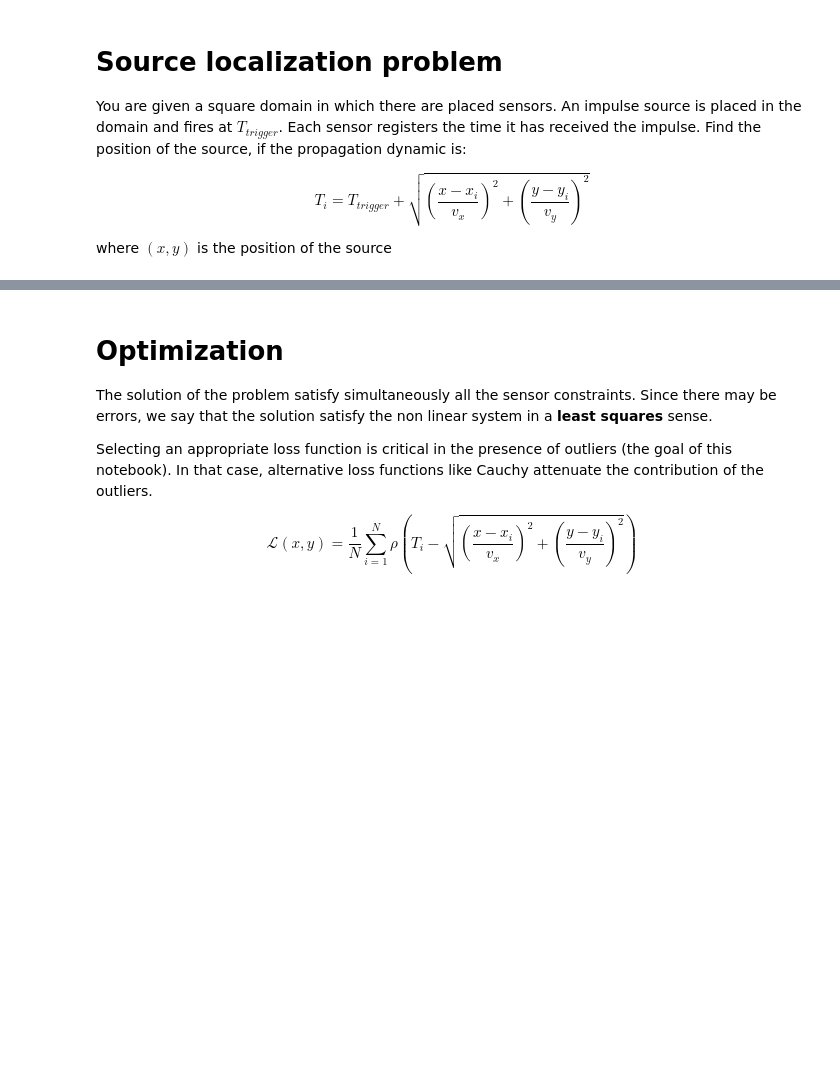
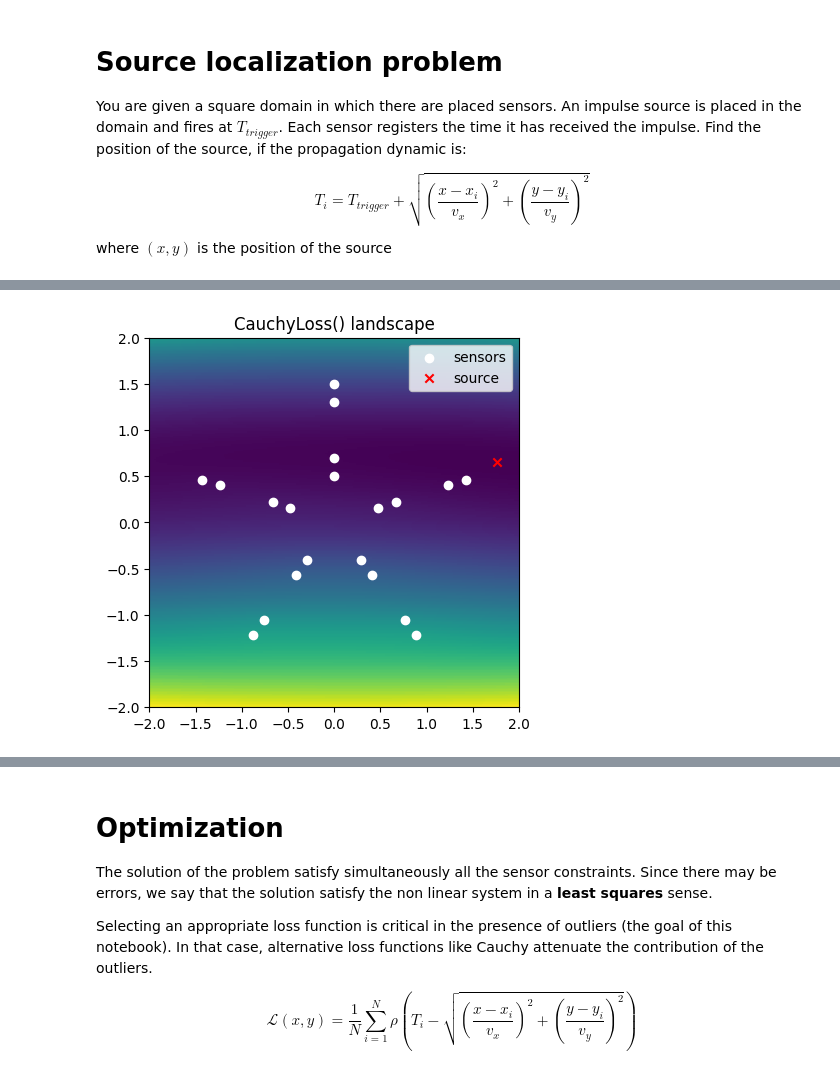
Before and after one commit to FattiMei/radar, a Jupyter notebook: radar.ipynb, the cells around one changed output, grey strips where cells are left out. Drawn from its saved outputs; the diff is of its cells as text; code cells hidden in the pictures; blank space fills up the shorter version.

```diff
--- a/radar.ipynb
+++ b/radar.ipynb
@@ -187,0 +65,42 @@ plot_problem(problem)
+# %%
+def compute_loss_landscape(problem: SingleSourceProblem, mesh: np.ndarray, loss: AbstractLoss = SquaredLoss()):
+    xx, yy = np.meshgrid(mesh, mesh)
+
+    R = residual(
+        problem=problem,
+        x=np.array([xx, yy]).T
+    )
+
+    return loss(R).T
+# %%
+def plot_loss(problem: SingleSourceProblem, loss: AbstractLoss = SquaredLoss(), resolution: int = 256):
+    mesh = np.linspace(-L, L, num=resolution)
+    landscape = compute_loss_landscape(problem, mesh, loss)
+
+    plt.pcolormesh(mesh, mesh, landscape)
+
+    plt.scatter(
+        problem.sensor_locations[:,0],
+        problem.sensor_locations[:,1],
+        marker='o',
+        color='w',
+        label='sensors'
+    )
+    plt.scatter(
+        problem.source_location[0],
+        problem.source_location[1],
+        marker='x',
+        color='r',
+        label='source'
+    )
+
+    plt.xlim((-L,L))
+    plt.ylim((-L,L))
+    plt.title(f"{loss} landscape")
+    plt.legend()
+    plt.gca().set_aspect('equal')
+    plt.show()
+# %%
+plot_loss(problem, loss=CauchyLoss())
+# %% [output]
+[figure, added]
```
Also changed, not shown: parts of 28 cells of this notebook, 3 other files.
